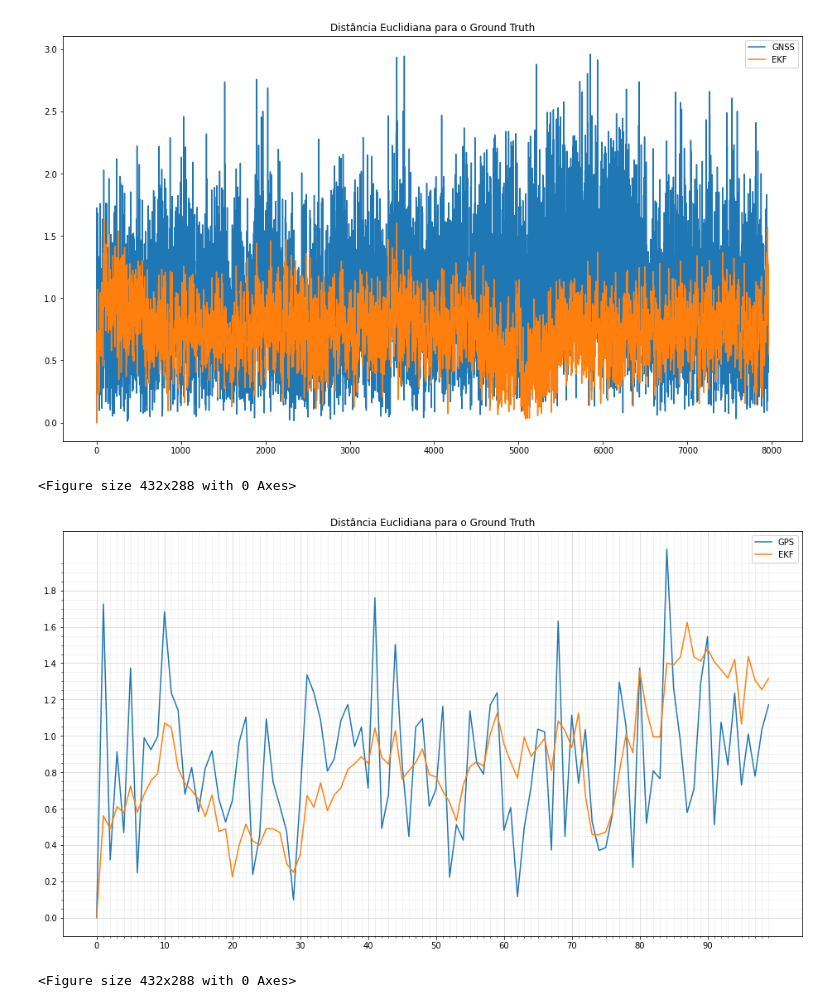
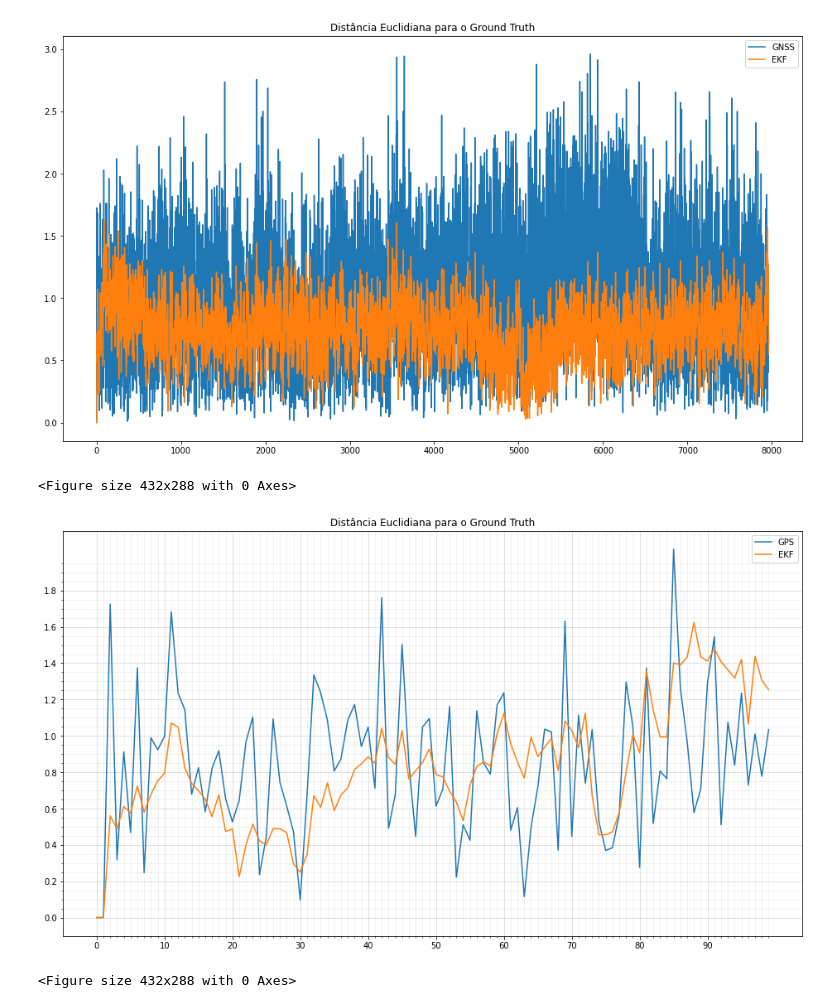
Before and after one commit to deivis6x7/Kalman, a Jupyter notebook: 01-EKF.ipynb, the cells around one changed output. Saved outputs shown, nothing was run; the diff lists cells and outputs as text; code cells hidden in the pictures.

```diff
--- a/01-EKF.ipynb
+++ b/01-EKF.ipynb
@@ -506,12 +486,12 @@ class EKF():
         self.Q = np.diag([self.noise_pxy**2, self.noise_pxy**2, self.noise_tht**2])
         self.M = np.diag([self.noise_vel**2, self.noise_psi**2])
         self.H = np.matrix([[1.0, 0.0, 0.0],
-                              [0.0, 1.0, 0.0]])
+                            [0.0, 1.0, 0.0]])
         self.R = np.diag([self.noise_gps**2, self.noise_gps**2])
 
     def dynamic_system(self):
-        x1 = self.x[0,0]+self.u[0,0]*np.cos(self.u[1,0])*self.dt
-        x2 = self.x[1,0]+self.u[0,0]*np.sin(self.u[1,0])*self.dt
+        x1 = self.x[0,0]+self.u[0,0]*np.cos(self.x[2,0])*self.dt
+        x2 = self.x[1,0]+self.u[0,0]*np.sin(self.x[2,0])*self.dt
         x3 = self.x[2,0]+self.u[1,0]*self.dt
         self.x = np.matrix([[x1, x2, x3]]).T # state ahead
         self.u = self.u # control sign ahead
@@ -526,7 +506,7 @@ class EKF():
 
     def residual(self, filterstep):
         self.h = np.matrix([[float(self.x[0,0])],
-                       [float(self.x[1,0])]])
+                            [float(self.x[1,0])]])
         self.z = measurements[:,filterstep].reshape((self.H).shape[0],1)
         self.y = self.z-self.h
         return self.z, self.y
@@ -668,29 +645,29 @@ Estimação - DP
 # %%
 fig = plt.figure(figsize=(16,9))
 
 ax = fig.add_subplot(1, 1, 1)
 
 # Major ticks every 20, minor ticks every 5
 y_major_ticks = np.arange(0, 2.0, 0.2)
 y_minor_ticks = np.arange(0, 2.0, 0.05)
 x_major_ticks = np.arange(0, 100, 10)
 x_minor_ticks = np.arange(0, 100, 1)
 
 ax.set_xticks(x_major_ticks)
 ax.set_xticks(x_minor_ticks, minor=True)
 ax.set_yticks(y_major_ticks)
 ax.set_yticks(y_minor_ticks, minor=True)
 
 ax.grid(which='minor', alpha=0.2)
 ax.grid(which='major', alpha=0.5)
 
 
-plt.plot(dm[0:100], label='GPS')
-plt.plot(de[0:100], label='EKF')
+plt.plot(dmp[0:100], label='GPS')
+plt.plot(dep[0:100], label='EKF')
 plt.title("Distância Euclidiana para o Ground Truth")
 plt.legend(loc='best')
 plt.figure()
 # %% [output]
 <Figure size 432x288 with 0 Axes>
-[figure, old version]
+[figure, new version]
 <Figure size 432x288 with 0 Axes>
```
Also changed, not shown: parts of 24 cells of this notebook, 1 other file.
